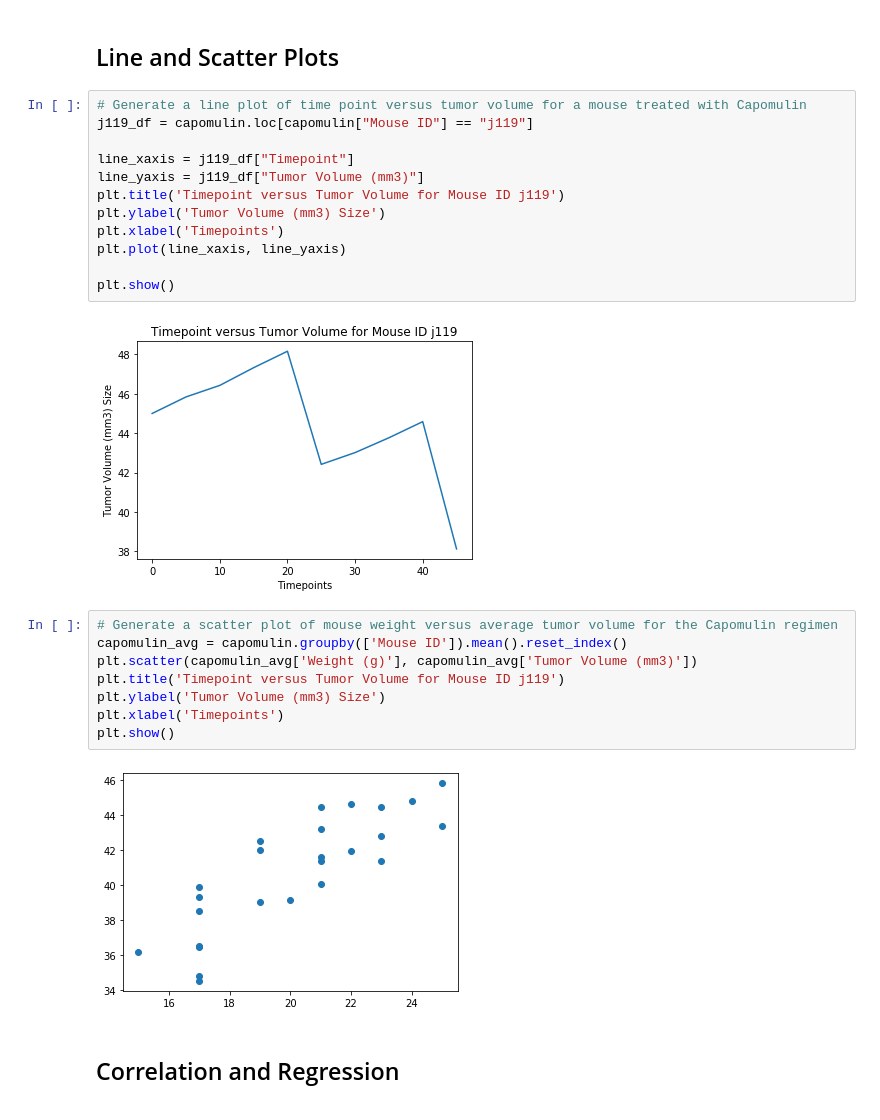
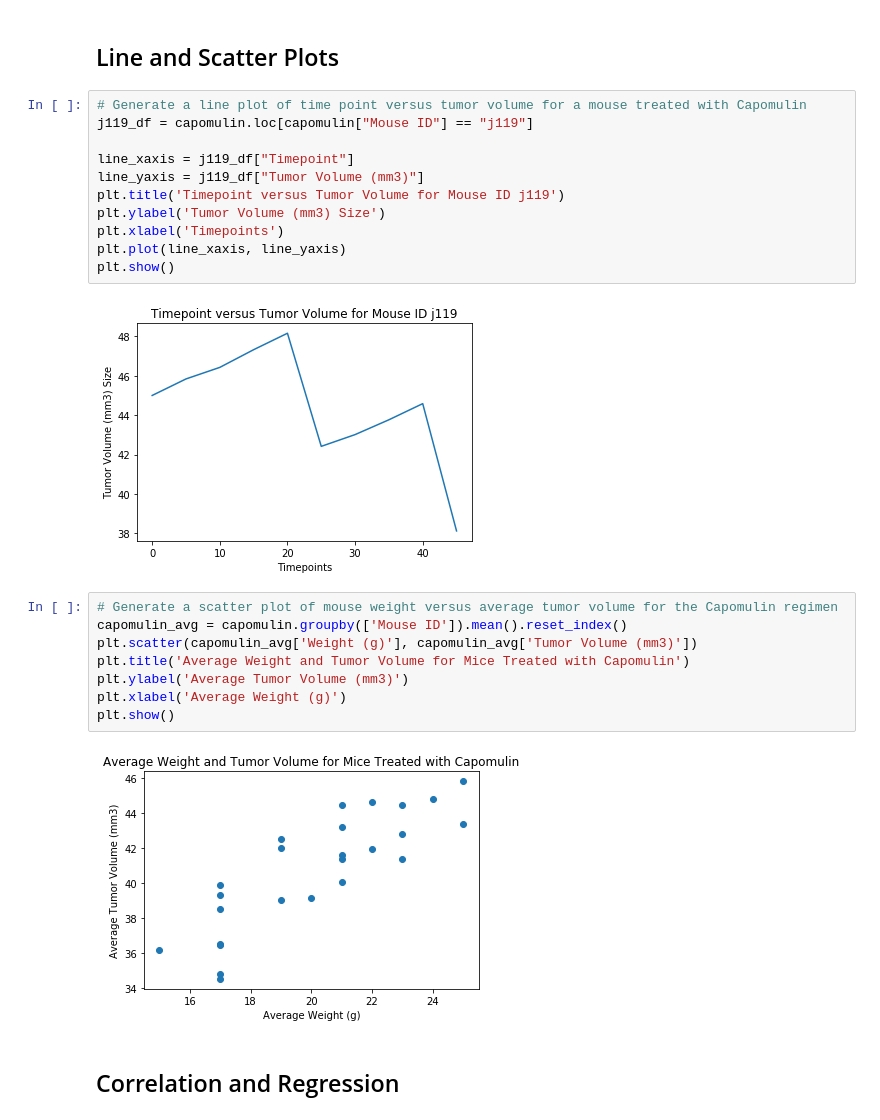
Before and after one commit to jplumlee/matplotlib-challenge, a Jupyter notebook: Pymaceuticals/pymaceuticals.ipynb, the cells around one changed output. Drawn from its saved outputs; the diff is of its cells as text.

```diff
--- a/Pymaceuticals/pymaceuticals.ipynb
+++ b/Pymaceuticals/pymaceuticals.ipynb
@@ -304,20 +304,19 @@ plt.title('Timepoint versus Tumor Volume for Mouse ID j119')
 plt.ylabel('Tumor Volume (mm3) Size')
 plt.xlabel('Timepoints')
 plt.plot(line_xaxis, line_yaxis)
-
 plt.show()
 # %% [output]
 [figure]
 # %%
 # Generate a scatter plot of mouse weight versus average tumor volume for the Capomulin regimen
 capomulin_avg = capomulin.groupby(['Mouse ID']).mean().reset_index()
 plt.scatter(capomulin_avg['Weight (g)'], capomulin_avg['Tumor Volume (mm3)'])
-plt.title('Timepoint versus Tumor Volume for Mouse ID j119')
-plt.ylabel('Tumor Volume (mm3) Size')
-plt.xlabel('Timepoints')
+plt.title('Average Weight and Tumor Volume for Mice Treated with Capomulin')
+plt.ylabel('Average Tumor Volume (mm3)')
+plt.xlabel('Average Weight (g)')
 plt.show()
 # %% [output]
-[figure, old version]
+[figure, new version]
 # %% [markdown]
 ## Correlation and Regression
 # %%
```
Also changed, not shown: parts of 1 cell of this notebook.
